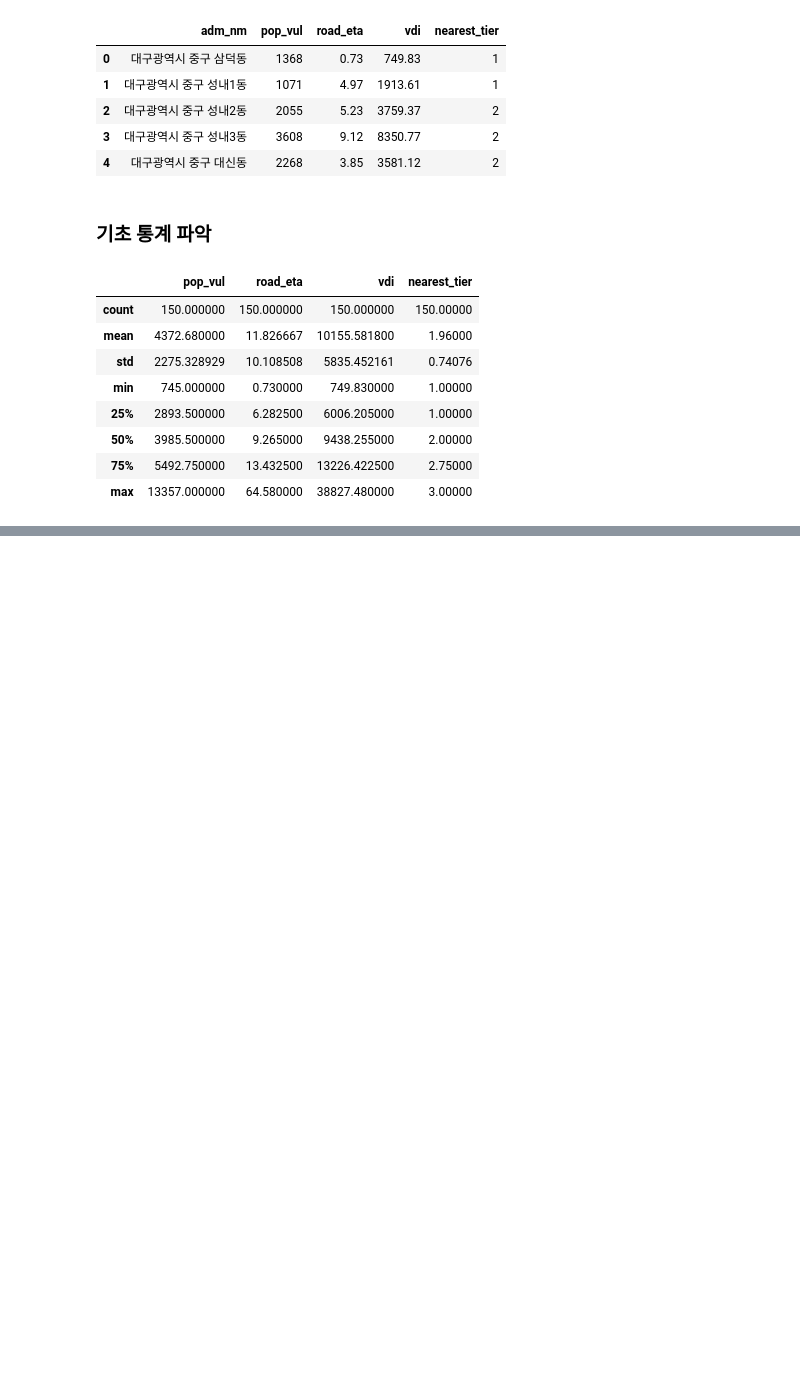
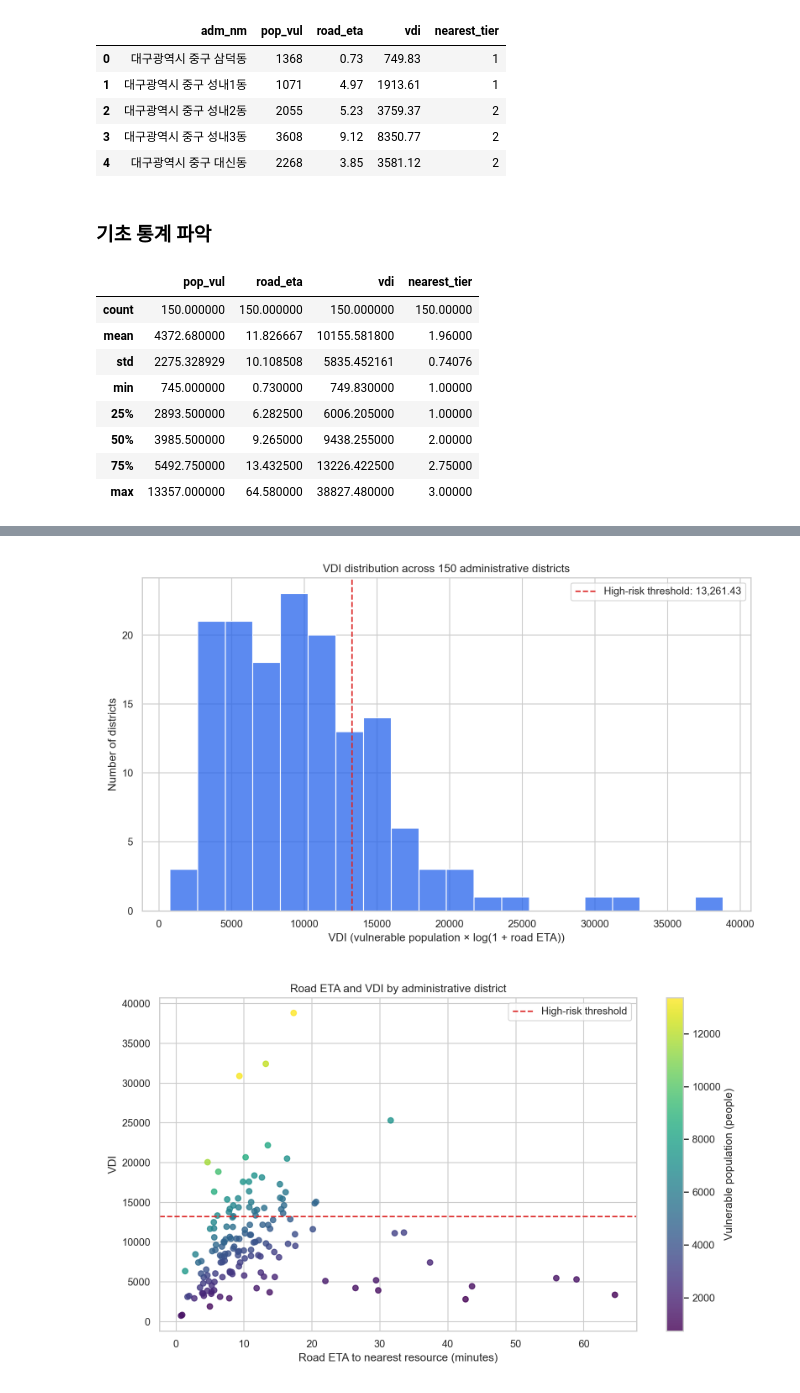
Before and after one commit to ssg-sak/golden-data-lab, a Jupyter notebook: notebooks/01_daegu_data_eda.ipynb, the cells around one changed output, grey strips where cells are left out. Cells and saved outputs as stored; diff of their text form; code cells hidden in the pictures; blank space fills up the shorter version.

```diff
--- a/notebooks/01_daegu_data_eda.ipynb
+++ b/notebooks/01_daegu_data_eda.ipynb
@@ -80,0 +75,6 @@ plt.show()
+# %%
+display(Image('../docs/assets/vdi_distribution.png'))
+display(Image('../docs/assets/road_eta_vs_vdi.png'))
+# %% [output]
+[figure, added]
+[figure, added]
```
Also changed, not shown: parts of 4 cells of this notebook, 5 other files.
